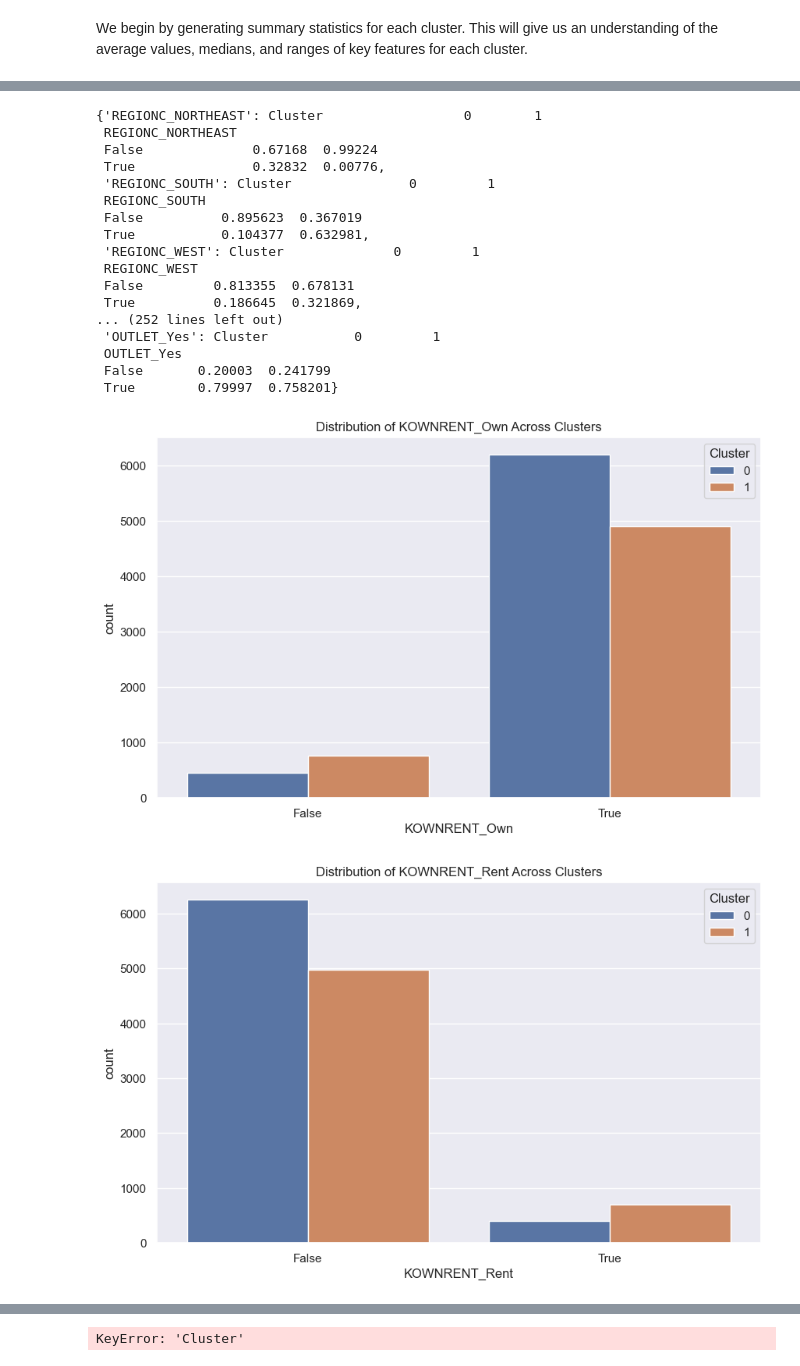
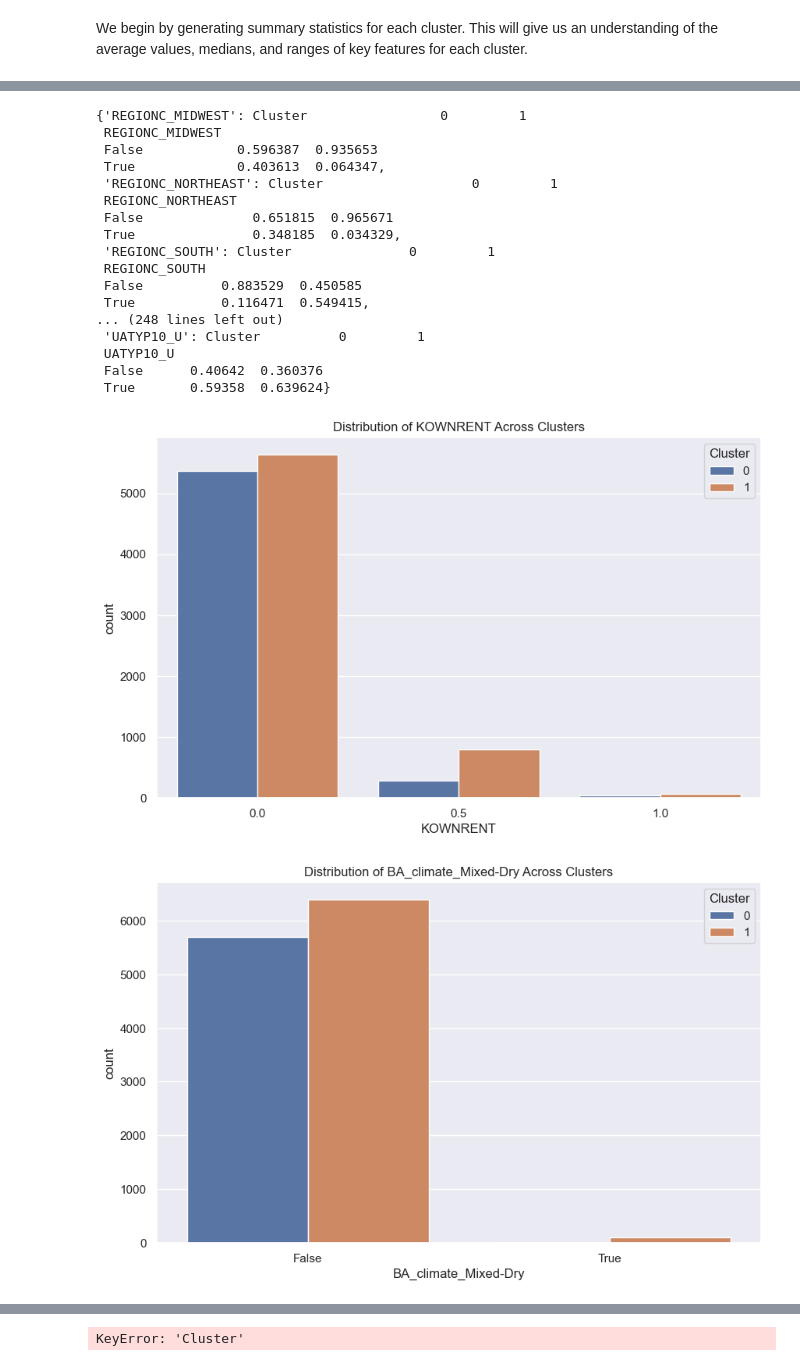
Before and after one commit to numansuri/Milestone_II, a Jupyter notebook: Numan_Exploration/recs_unsupervised_learning.ipynb, the cells around one changed output, grey strips where cells are left out. Saved outputs shown, nothing was run; the diff lists cells and outputs as text; code cells hidden in the pictures.

```diff
--- a/Numan_Exploration/recs_unsupervised_learning.ipynb
+++ b/Numan_Exploration/recs_unsupervised_learning.ipynb
@@ -167,6 +167,9 @@ subset_df.head()
 # %%
 numerical_cols = recs_codebook_df[recs_codebook_df['Type'] == 'Num']['Variable'].tolist()
 categorical_cols = recs_codebook_df[recs_codebook_df['Type'] == 'Char']['Variable'].tolist()
+
+numerical_cols = [col for col in numerical_cols if col in subset_df.columns]
+categorical_cols = [col for col in categorical_cols if col in subset_df.columns]
 # %%
 subset_df[numerical_cols].head()
 # %% [output]
@@ -175,0 +183,6 @@ raise Exception
+# %%
+# Normalize numerical columns using Min-Max scaling
+scaler = MinMaxScaler()
+subset_df[numerical_cols] = scaler.fit_transform(subset_df[numerical_cols])
+
+print("Normalization of numerical data completed.")
@@ -175,0 +191,2 @@ raise Exception
+# %%
+subset_df = pd.get_dummies(subset_df, columns=categorical_cols)
@@ -447,38 +473,38 @@ contingency_tables_kmeans = contingency_tables(subset_df.copy(), kmeans_labels)
 
 contingency_tables_kmeans
 # %% [output]
-{'REGIONC_NORTHEAST': Cluster                  0        1
+{'REGIONC_MIDWEST': Cluster                 0         1
+ REGIONC_MIDWEST
+ False            0.596387  0.935653
+ True             0.403613  0.064347,
+ 'REGIONC_NORTHEAST': Cluster                   0         1
  REGIONC_NORTHEAST
- False              0.67168  0.99224
- True               0.32832  0.00776,
+ False              0.651815  0.965671
+ True               0.348185  0.034329,
  'REGIONC_SOUTH': Cluster               0         1
  REGIONC_SOUTH
- False          0.895623  0.367019
- True           0.104377  0.632981,
- 'REGIONC_WEST': Cluster              0         1
- REGIONC_WEST
- False         0.813355  0.678131
- True          0.186645  0.321869,
-... (252 lines left out)
- 'OUTLET_Yes': Cluster           0         1
- OUTLET_Yes
- False       0.20003  0.241799
- True        0.79997  0.758201}
+ False          0.883529  0.450585
+ True           0.116471  0.549415,
+... (248 lines left out)
+ 'UATYP10_U': Cluster          0         1
+ UATYP10_U
+ False      0.40642  0.360376
+ True       0.59358  0.639624}
 # %%
 # Visualize the distribution of categorical variables across clusters
 def plot_categorical_distributions(data, cluster_labels, categorical_cols):
     data['Cluster'] = cluster_labels
     for col in categorical_cols:
         plt.figure(figsize=(10, 6))
         sns.countplot(x=col, hue='Cluster', data=data)
         plt.title(f'Distribution of {col} Across Clusters')
         plt.show()
 
 # List of categorical columns to plot
-categorical_cols = ['KOWNRENT_Own', 'KOWNRENT_Rent', 'BA_climate_Mixed-Dry', 'SWIMPOOL_Yes']
+categorical_cols = ['KOWNRENT', 'BA_climate_Mixed-Dry', 'SWIMPOOL']
 
 # Plot distributions for K-means clusters
 plot_categorical_distributions(subset_df.copy(), kmeans_labels, categorical_cols)
 # %% [output]
-[figure, old version]
+[figure, new version]
-[figure, old version]
+[figure, new version]
```
Also changed, not shown: parts of 15 cells of this notebook.
